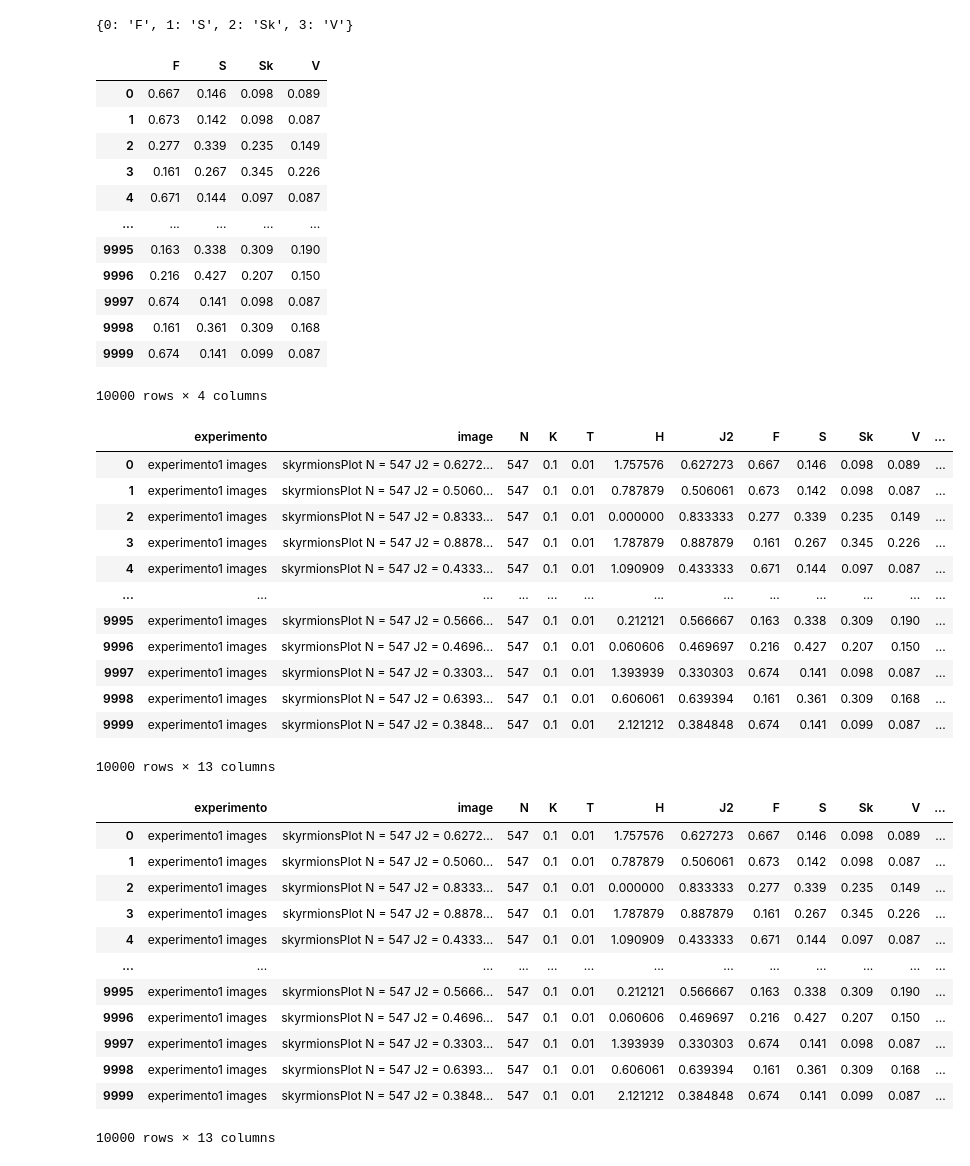
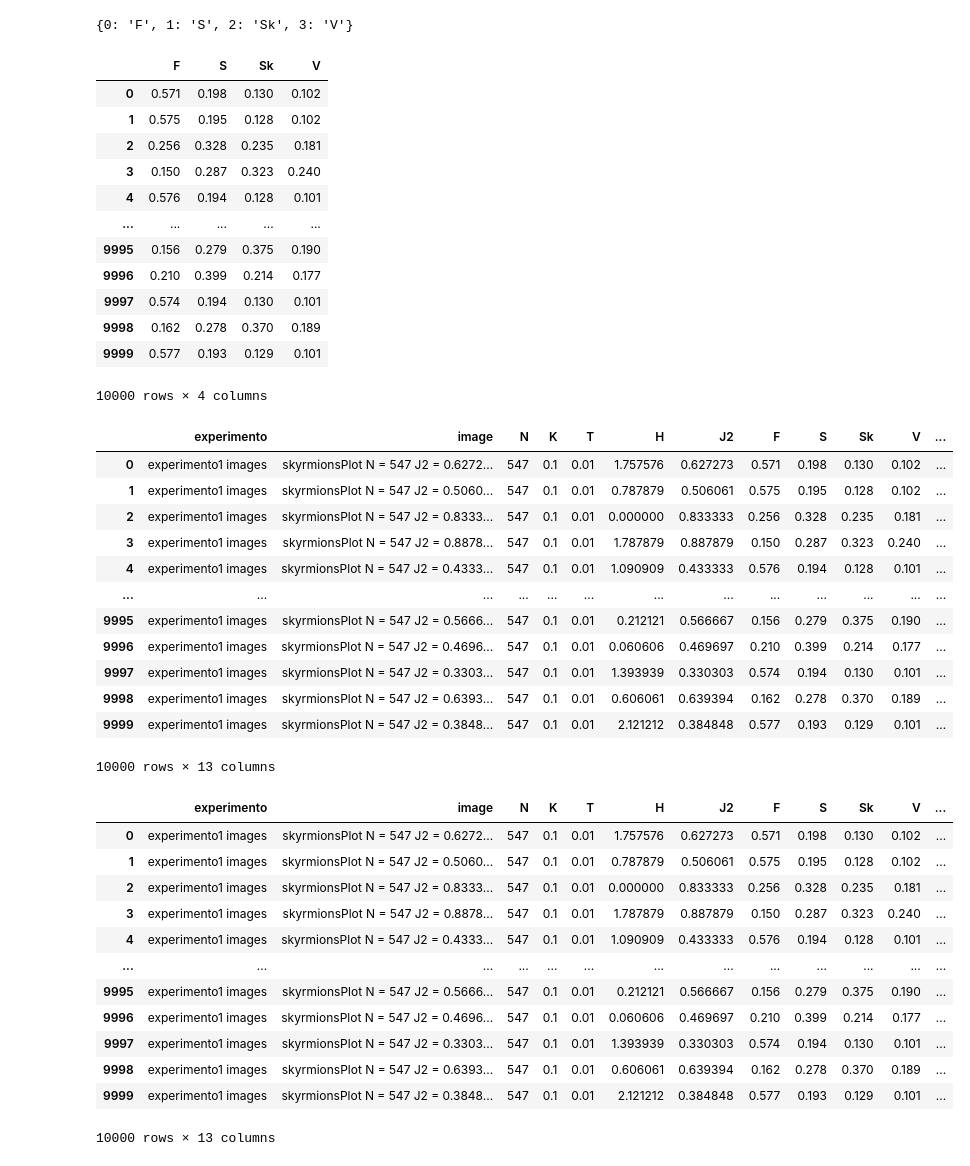
Before and after one commit to Mitchell-Mirano/PMT, a Jupyter notebook: src/SkyrmionClassifier/HvsJ_vit_inference.ipynb, the cells around one changed output. Cells and saved outputs as stored; diff of their text form; code cells hidden in the pictures.

Commit message:
new sk models

```diff
--- a/src/SkyrmionClassifier/HvsJ_vit_inference.ipynb
+++ b/src/SkyrmionClassifier/HvsJ_vit_inference.ipynb
@@ -29,6 +30,7 @@ rgb_transform = transforms.Compose([
 # %%
 experimento = "experimento1 images"
 dataset_data_dir = f"/home/mitchellmirano/Desktop/MitchellProjects/H vs J phase diagram/{experimento}"
+results_path = "/home/mitchellmirano/Desktop/MitchellProjects/TesisMaestria/results/SkyrmionClassifier"
 # %%
 class MyDataset(Dataset):
     def __init__(self, root, transform=None):
@@ -56,14 +58,14 @@ batch_size = 32
 my_dataset = MyDataset(root=dataset_data_dir, transform=rgb_transform)
 data_loader = DataLoader(my_dataset, batch_size=batch_size,collate_fn=model2_collate_fn)
 # %%
-with open('classes/id2label_vit.json', 'r') as f:
+with open(Path(results_path)/'classes/id2label_vit.json', 'r') as f:
     id2label = json.load(f)
 
-with open('classes/label2id_vit.json', 'r') as f:
+with open(Path(results_path)/'classes/label2id_vit.json', 'r') as f:
     label2id = json.load(f)
 # %%
 # Cargar el modelo ViT
-model = torch.load("models/SkyrmionClassifierViT",weights_only=False)
+model = torch.load(Path(results_path)/'models/model_vit.pth',weights_only=False)
 # Configurar el dispositivo (GPU si está disponible)
 device = torch.device("cuda" if torch.cuda.is_available() else "cpu")
 model.to(device)
@@ -209,74 +211,74 @@ probs_df = pd.DataFrame(np.array(all_probs).round(3), columns=[label for label i
 probs_df
 # %% [output]
 |  | F | S | Sk | V |
-| 0 | 0.667 | 0.146 | 0.098 | 0.089 |
-| 1 | 0.673 | 0.142 | 0.098 | 0.087 |
-| 2 | 0.277 | 0.339 | 0.235 | 0.149 |
-| 3 | 0.161 | 0.267 | 0.345 | 0.226 |
-| 4 | 0.671 | 0.144 | 0.097 | 0.087 |
+| 0 | 0.571 | 0.198 | 0.130 | 0.102 |
+| 1 | 0.575 | 0.195 | 0.128 | 0.102 |
+| 2 | 0.256 | 0.328 | 0.235 | 0.181 |
+| 3 | 0.150 | 0.287 | 0.323 | 0.240 |
+| 4 | 0.576 | 0.194 | 0.128 | 0.101 |
 | ... | ... | ... | ... | ... |
-| 9995 | 0.163 | 0.338 | 0.309 | 0.190 |
-| 9996 | 0.216 | 0.427 | 0.207 | 0.150 |
-| 9997 | 0.674 | 0.141 | 0.098 | 0.087 |
-| 9998 | 0.161 | 0.361 | 0.309 | 0.168 |
-| 9999 | 0.674 | 0.141 | 0.099 | 0.087 |
+| 9995 | 0.156 | 0.279 | 0.375 | 0.190 |
+| 9996 | 0.210 | 0.399 | 0.214 | 0.177 |
+| 9997 | 0.574 | 0.194 | 0.130 | 0.101 |
+| 9998 | 0.162 | 0.278 | 0.370 | 0.189 |
+| 9999 | 0.577 | 0.193 | 0.129 | 0.101 |
 10000 rows × 4 columns
 # %%
 df = pd.DataFrame({'experimento': len(images)*[experimento]})
 df['image'] = images
 
 Ns = []
 J2s = []
 Ks = []
 Hs = []
 Ts = []
 for image in df['image']:
     params = extract_params(image)
     Ns.append(params['N'])
     J2s.append(params['J2'])
     Ks.append(params['K'])
     Hs.append(params['H'])
     Ts.append(params['T'])
 df['N'] = Ns
 df['K'] = Ks
 df['T'] = Ts
 df['H'] = Hs
 df['J2'] = J2s
 df = pd.concat([df, probs_df], axis=1)
 df['id'] = all_preds
 df['label'] = df['id'].map(id2label)
-df.to_excel(f'predictions/HvsJ_vit_inference_{experimento}.xlsx', index=False)
+df.to_excel(Path(results_path)/f'predictions/HvsJ_vit_inference_{experimento}.xlsx', index=False)
 df
 # %% [output]
 |  | experimento | image | N | K | T | H | J2 | F | S | Sk | V | ... |
-| 0 | experimento1 images | skyrmionsPlot N = 547 J2 = 0.6272... | 547 | 0.1 | 0.01 | 1.757576 | 0.627273 | 0.667 | 0.146 | 0.098 | 0.089 | ... |
-| 1 | experimento1 images | skyrmionsPlot N = 547 J2 = 0.5060... | 547 | 0.1 | 0.01 | 0.787879 | 0.506061 | 0.673 | 0.142 | 0.098 | 0.087 | ... |
-| 2 | experimento1 images | skyrmionsPlot N = 547 J2 = 0.8333... | 547 | 0.1 | 0.01 | 0.000000 | 0.833333 | 0.277 | 0.339 | 0.235 | 0.149 | ... |
-| 3 | experimento1 images | skyrmionsPlot N = 547 J2 = 0.8878... | 547 | 0.1 | 0.01 | 1.787879 | 0.887879 | 0.161 | 0.267 | 0.345 | 0.226 | ... |
-| 4 | experimento1 images | skyrmionsPlot N = 547 J2 = 0.4333... | 547 | 0.1 | 0.01 | 1.090909 | 0.433333 | 0.671 | 0.144 | 0.097 | 0.087 | ... |
+| 0 | experimento1 images | skyrmionsPlot N = 547 J2 = 0.6272... | 547 | 0.1 | 0.01 | 1.757576 | 0.627273 | 0.571 | 0.198 | 0.130 | 0.102 | ... |
+| 1 | experimento1 images | skyrmionsPlot N = 547 J2 = 0.5060... | 547 | 0.1 | 0.01 | 0.787879 | 0.506061 | 0.575 | 0.195 | 0.128 | 0.102 | ... |
+| 2 | experimento1 images | skyrmionsPlot N = 547 J2 = 0.8333... | 547 | 0.1 | 0.01 | 0.000000 | 0.833333 | 0.256 | 0.328 | 0.235 | 0.181 | ... |
+| 3 | experimento1 images | skyrmionsPlot N = 547 J2 = 0.8878... | 547 | 0.1 | 0.01 | 1.787879 | 0.887879 | 0.150 | 0.287 | 0.323 | 0.240 | ... |
+| 4 | experimento1 images | skyrmionsPlot N = 547 J2 = 0.4333... | 547 | 0.1 | 0.01 | 1.090909 | 0.433333 | 0.576 | 0.194 | 0.128 | 0.101 | ... |
 | ... | ... | ... | ... | ... | ... | ... | ... | ... | ... | ... | ... | ... |
-| 9995 | experimento1 images | skyrmionsPlot N = 547 J2 = 0.5666... | 547 | 0.1 | 0.01 | 0.212121 | 0.566667 | 0.163 | 0.338 | 0.309 | 0.190 | ... |
-| 9996 | experimento1 images | skyrmionsPlot N = 547 J2 = 0.4696... | 547 | 0.1 | 0.01 | 0.060606 | 0.469697 | 0.216 | 0.427 | 0.207 | 0.150 | ... |
-| 9997 | experimento1 images | skyrmionsPlot N = 547 J2 = 0.3303... | 547 | 0.1 | 0.01 | 1.393939 | 0.330303 | 0.674 | 0.141 | 0.098 | 0.087 | ... |
-| 9998 | experimento1 images | skyrmionsPlot N = 547 J2 = 0.6393... | 547 | 0.1 | 0.01 | 0.606061 | 0.639394 | 0.161 | 0.361 | 0.309 | 0.168 | ... |
-| 9999 | experimento1 images | skyrmionsPlot N = 547 J2 = 0.3848... | 547 | 0.1 | 0.01 | 2.121212 | 0.384848 | 0.674 | 0.141 | 0.099 | 0.087 | ... |
+| 9995 | experimento1 images | skyrmionsPlot N = 547 J2 = 0.5666... | 547 | 0.1 | 0.01 | 0.212121 | 0.566667 | 0.156 | 0.279 | 0.375 | 0.190 | ... |
+| 9996 | experimento1 images | skyrmionsPlot N = 547 J2 = 0.4696... | 547 | 0.1 | 0.01 | 0.060606 | 0.469697 | 0.210 | 0.399 | 0.214 | 0.177 | ... |
+| 9997 | experimento1 images | skyrmionsPlot N = 547 J2 = 0.3303... | 547 | 0.1 | 0.01 | 1.393939 | 0.330303 | 0.574 | 0.194 | 0.130 | 0.101 | ... |
+| 9998 | experimento1 images | skyrmionsPlot N = 547 J2 = 0.6393... | 547 | 0.1 | 0.01 | 0.606061 | 0.639394 | 0.162 | 0.278 | 0.370 | 0.189 | ... |
+| 9999 | experimento1 images | skyrmionsPlot N = 547 J2 = 0.3848... | 547 | 0.1 | 0.01 | 2.121212 | 0.384848 | 0.577 | 0.193 | 0.129 | 0.101 | ... |
 10000 rows × 13 columns
 # %%
-df = pd.read_excel(f'predictions/HvsJ_vit_inference_{experimento}.xlsx')
+df = pd.read_excel(Path(results_path)/f'predictions/HvsJ_vit_inference_{experimento}.xlsx')
 df
 # %% [output]
 |  | experimento | image | N | K | T | H | J2 | F | S | Sk | V | ... |
-| 0 | experimento1 images | skyrmionsPlot N = 547 J2 = 0.6272... | 547 | 0.1 | 0.01 | 1.757576 | 0.627273 | 0.667 | 0.146 | 0.098 | 0.089 | ... |
-| 1 | experimento1 images | skyrmionsPlot N = 547 J2 = 0.5060... | 547 | 0.1 | 0.01 | 0.787879 | 0.506061 | 0.673 | 0.142 | 0.098 | 0.087 | ... |
-| 2 | experimento1 images | skyrmionsPlot N = 547 J2 = 0.8333... | 547 | 0.1 | 0.01 | 0.000000 | 0.833333 | 0.277 | 0.339 | 0.235 | 0.149 | ... |
-| 3 | experimento1 images | skyrmionsPlot N = 547 J2 = 0.8878... | 547 | 0.1 | 0.01 | 1.787879 | 0.887879 | 0.161 | 0.267 | 0.345 | 0.226 | ... |
-| 4 | experimento1 images | skyrmionsPlot N = 547 J2 = 0.4333... | 547 | 0.1 | 0.01 | 1.090909 | 0.433333 | 0.671 | 0.144 | 0.097 | 0.087 | ... |
+| 0 | experimento1 images | skyrmionsPlot N = 547 J2 = 0.6272... | 547 | 0.1 | 0.01 | 1.757576 | 0.627273 | 0.571 | 0.198 | 0.130 | 0.102 | ... |
+| 1 | experimento1 images | skyrmionsPlot N = 547 J2 = 0.5060... | 547 | 0.1 | 0.01 | 0.787879 | 0.506061 | 0.575 | 0.195 | 0.128 | 0.102 | ... |
+| 2 | experimento1 images | skyrmionsPlot N = 547 J2 = 0.8333... | 547 | 0.1 | 0.01 | 0.000000 | 0.833333 | 0.256 | 0.328 | 0.235 | 0.181 | ... |
+| 3 | experimento1 images | skyrmionsPlot N = 547 J2 = 0.8878... | 547 | 0.1 | 0.01 | 1.787879 | 0.887879 | 0.150 | 0.287 | 0.323 | 0.240 | ... |
+| 4 | experimento1 images | skyrmionsPlot N = 547 J2 = 0.4333... | 547 | 0.1 | 0.01 | 1.090909 | 0.433333 | 0.576 | 0.194 | 0.128 | 0.101 | ... |
 | ... | ... | ... | ... | ... | ... | ... | ... | ... | ... | ... | ... | ... |
-| 9995 | experimento1 images | skyrmionsPlot N = 547 J2 = 0.5666... | 547 | 0.1 | 0.01 | 0.212121 | 0.566667 | 0.163 | 0.338 | 0.309 | 0.190 | ... |
-| 9996 | experimento1 images | skyrmionsPlot N = 547 J2 = 0.4696... | 547 | 0.1 | 0.01 | 0.060606 | 0.469697 | 0.216 | 0.427 | 0.207 | 0.150 | ... |
-| 9997 | experimento1 images | skyrmionsPlot N = 547 J2 = 0.3303... | 547 | 0.1 | 0.01 | 1.393939 | 0.330303 | 0.674 | 0.141 | 0.098 | 0.087 | ... |
-| 9998 | experimento1 images | skyrmionsPlot N = 547 J2 = 0.6393... | 547 | 0.1 | 0.01 | 0.606061 | 0.639394 | 0.161 | 0.361 | 0.309 | 0.168 | ... |
-| 9999 | experimento1 images | skyrmionsPlot N = 547 J2 = 0.3848... | 547 | 0.1 | 0.01 | 2.121212 | 0.384848 | 0.674 | 0.141 | 0.099 | 0.087 | ... |
+| 9995 | experimento1 images | skyrmionsPlot N = 547 J2 = 0.5666... | 547 | 0.1 | 0.01 | 0.212121 | 0.566667 | 0.156 | 0.279 | 0.375 | 0.190 | ... |
+| 9996 | experimento1 images | skyrmionsPlot N = 547 J2 = 0.4696... | 547 | 0.1 | 0.01 | 0.060606 | 0.469697 | 0.210 | 0.399 | 0.214 | 0.177 | ... |
+| 9997 | experimento1 images | skyrmionsPlot N = 547 J2 = 0.3303... | 547 | 0.1 | 0.01 | 1.393939 | 0.330303 | 0.574 | 0.194 | 0.130 | 0.101 | ... |
+| 9998 | experimento1 images | skyrmionsPlot N = 547 J2 = 0.6393... | 547 | 0.1 | 0.01 | 0.606061 | 0.639394 | 0.162 | 0.278 | 0.370 | 0.189 | ... |
+| 9999 | experimento1 images | skyrmionsPlot N = 547 J2 = 0.3848... | 547 | 0.1 | 0.01 | 2.121212 | 0.384848 | 0.577 | 0.193 | 0.129 | 0.101 | ... |
 10000 rows × 13 columns
 # %%
 plt.figure(figsize=(10, 8))
```
Also changed, not shown: parts of 6 cells of this notebook, 6 other files.
